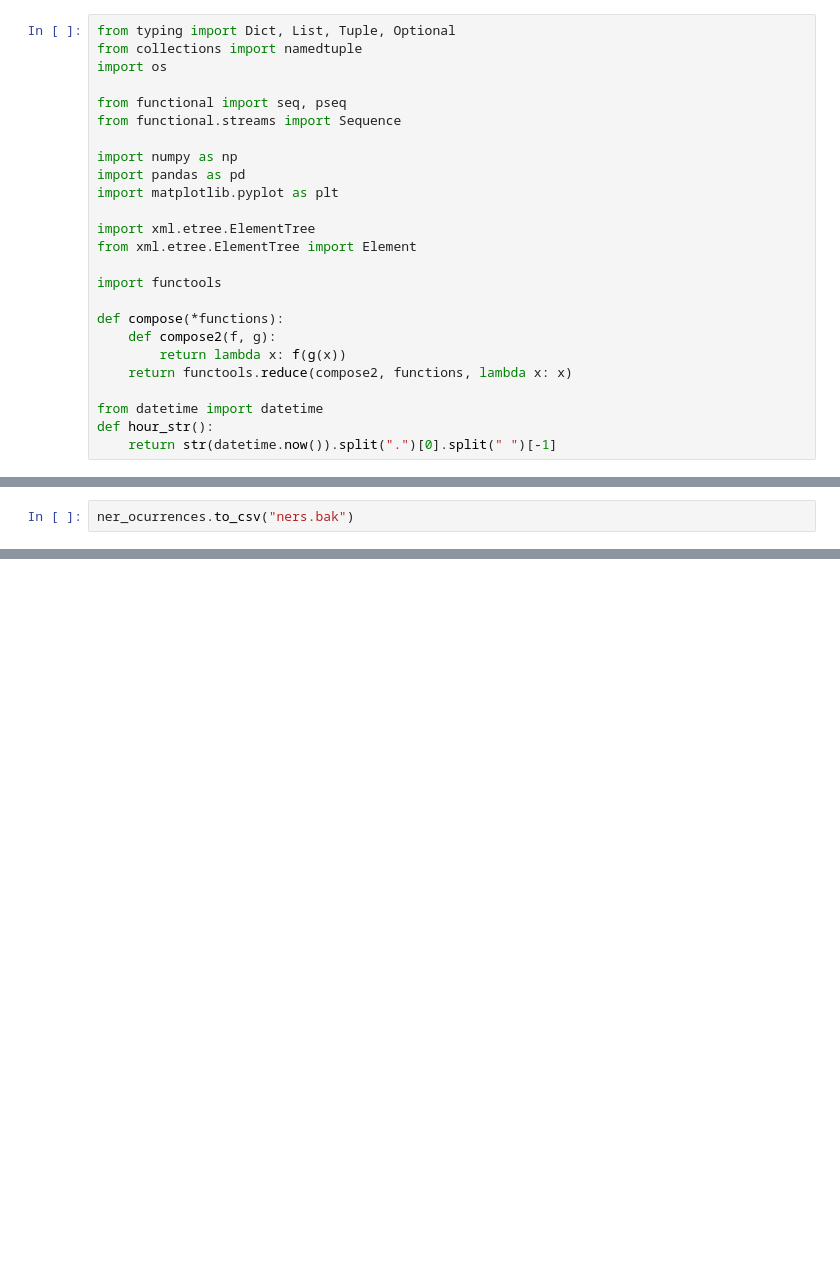
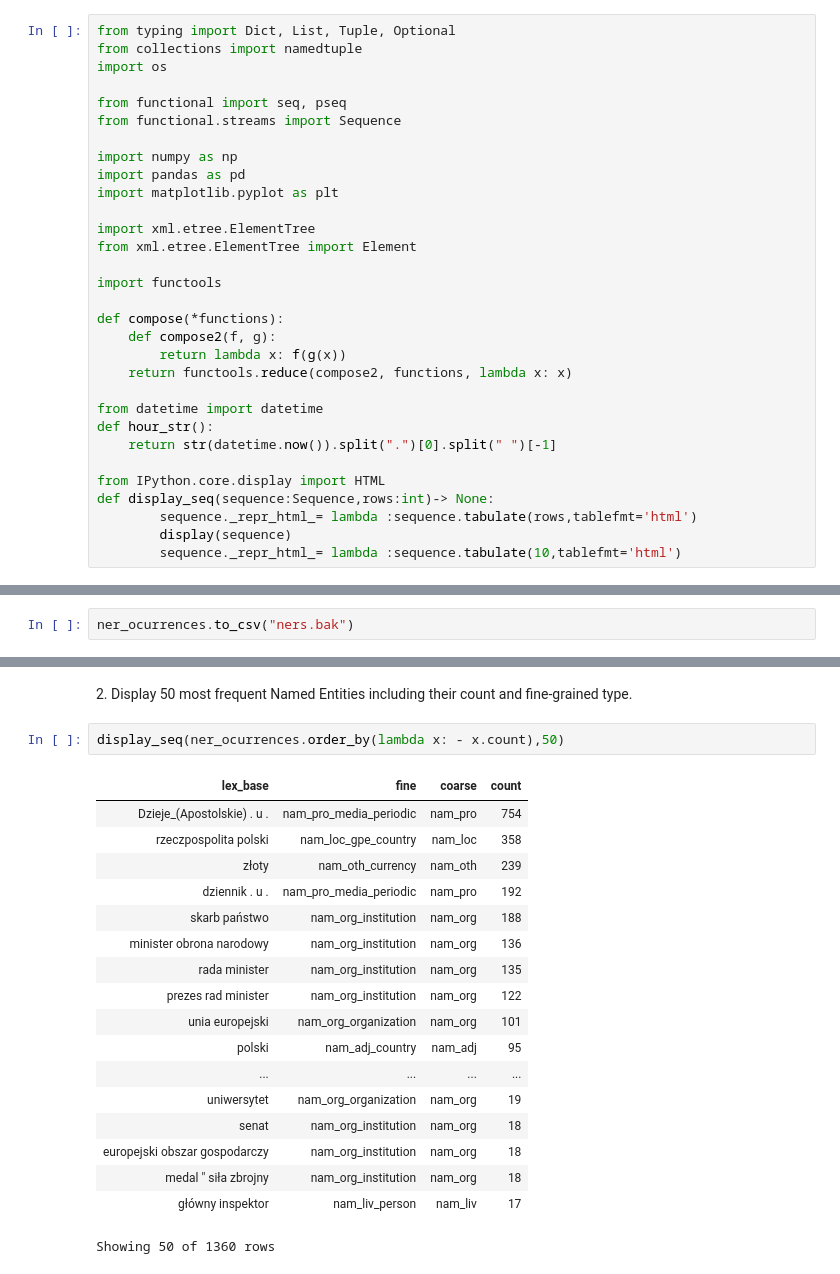
Before and after one commit to JakDar/nlp-lab-2019, a Jupyter notebook: lab9/Lab9.ipynb, the cells around one changed output, grey strips where cells are left out. Cells and saved outputs as stored; diff of their text form; blank space fills up the shorter version.

```diff
--- a/lab9/Lab9.ipynb
+++ b/lab9/Lab9.ipynb
@@ -26,6 +25,12 @@ def compose(*functions):
 from datetime import datetime
 def hour_str():
     return str(datetime.now()).split(".")[0].split(" ")[-1]
+
+from IPython.core.display import HTML
+def display_seq(sequence:Sequence,rows:int)-> None:
+        sequence._repr_html_= lambda :sequence.tabulate(rows,tablefmt='html')
+        display(sequence)
+        sequence._repr_html_= lambda :sequence.tabulate(10,tablefmt='html')
 # %%
 ustawy_dir = "../ustawy"
 cll_dir = "../cll"
@@ -267,0 +299,23 @@ ner_ocurrences.to_csv("ners.bak")
+# %% [markdown]
+2\. Display 50 most frequent Named Entities including their count and fine-grained type.
+# %%
+display_seq(ner_ocurrences.order_by(lambda x: - x.count),50)
+# %% [output]
+| lex_base | fine | coarse | count |
+| Dzieje_(Apostolskie) . u . | nam_pro_media_periodic | nam_pro | 754 |
+| rzeczpospolita polski | nam_loc_gpe_country | nam_loc | 358 |
+| złoty | nam_oth_currency | nam_oth | 239 |
+| dziennik . u . | nam_pro_media_periodic | nam_pro | 192 |
+| skarb państwo | nam_org_institution | nam_org | 188 |
+| minister obrona narodowy | nam_org_institution | nam_org | 136 |
+| rada minister | nam_org_institution | nam_org | 135 |
+| prezes rad minister | nam_org_institution | nam_org | 122 |
+| unia europejski | nam_org_organization | nam_org | 101 |
+| polski | nam_adj_country | nam_adj | 95 |
+| ... | ... | ... | ... |
+| uniwersytet | nam_org_organization | nam_org | 19 |
+| senat | nam_org_institution | nam_org | 18 |
+| europejski obszar gospodarczy | nam_org_institution | nam_org | 18 |
+| medal " siła zbrojny | nam_org_institution | nam_org | 18 |
+| główny inspektor | nam_liv_person | nam_liv | 17 |
+Showing 50 of 1360 rows
```
Also changed, not shown: parts of 19 cells of this notebook.
